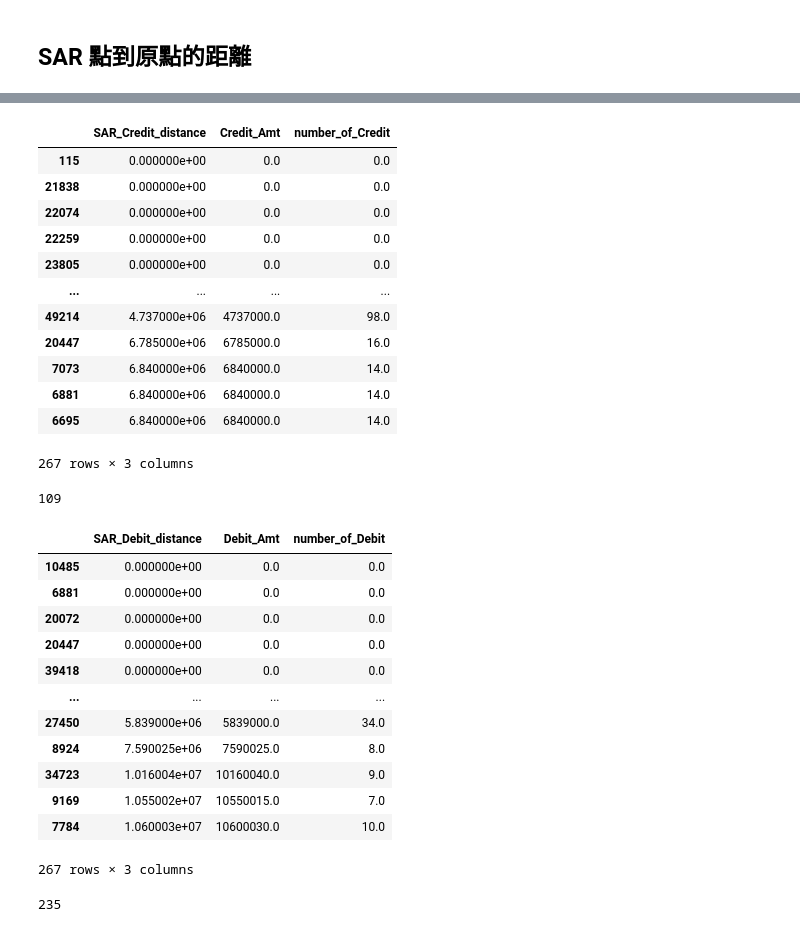
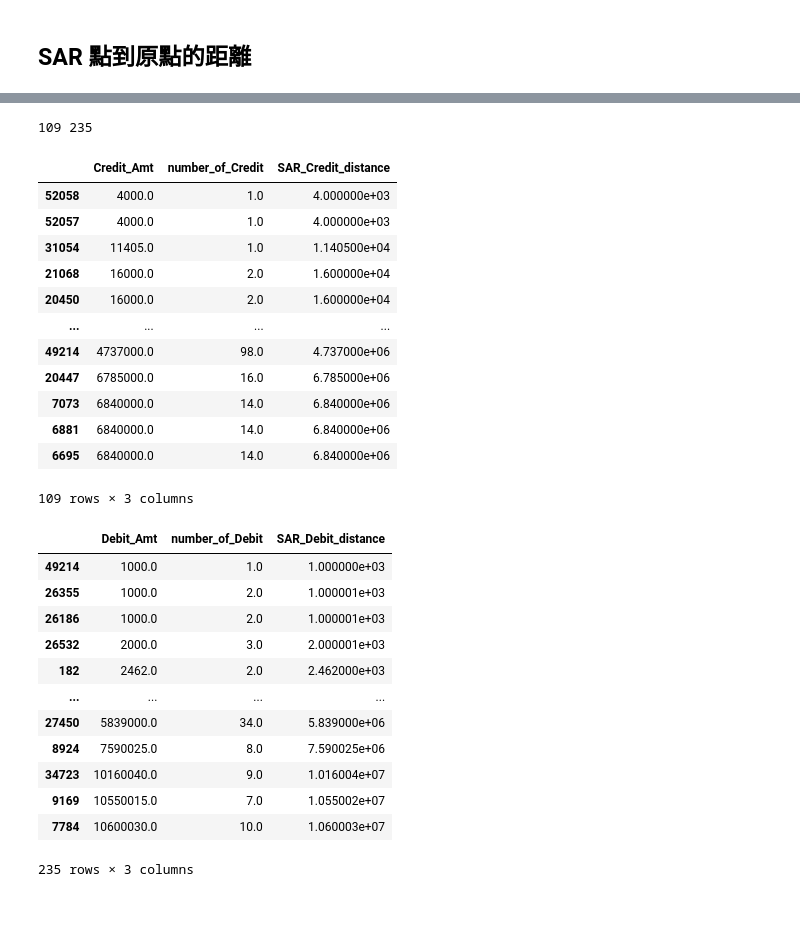
Before and after one commit to eason758/MetaEdge, a Jupyter notebook: code_review.ipynb, the cells around one changed output, grey strips where cells are left out. Cells and saved outputs as stored; diff of their text form; code cells hidden in the pictures.

```diff
--- a/code_review.ipynb
+++ b/code_review.ipynb
@@ -299,3 +300,7 @@ len(SAR)
 # %%
-SAR['SAR_Credit_distance'] = np.sqrt(SAR['Credit_Amt'].to_numpy()**2 + SAR['number_of_Credit'].to_numpy()**2)
-SAR['SAR_Debit_distance'] = np.sqrt(SAR['Debit_Amt'].to_numpy()**2 + SAR['number_of_Debit'].to_numpy()**2)
+tmp = (SAR.loc[:, 'Credit_Amt'].to_numpy()**2 + SAR.loc[:, 'number_of_Credit'].to_numpy())**(1/2)
+SAR.insert(0,'SAR_Credit_distance', tmp)
+tmp= (SAR.loc[:, 'Debit_Amt'].to_numpy()**2 + SAR.loc[:, 'number_of_Debit'].to_numpy())**(1/2)
+SAR.insert(0, 'SAR_Debit_distance', tmp)
+
+del tmp
@@ -313,3 +306,0 @@ See the caveats in the documentation: https://pandas.pydata.org/pandas-docs/stab
-# %%
-SAR['SAR_Credit_distance'] = np.sqrt(SAR.loc[SAR['Credit_Amt', 'Credit_Amt']].to_numpy()**2 + SAR.loc[SAR['number_of_Credit'], 'number_of_Credit'].to_numpy()**2)
-SAR['SAR_Debit_distance'] = np.sqrt(SAR.loc[SAR['Debit_Amt'], 'Debit_Amt'].to_numpy()**2 + SAR.loc['number_of_Debit', ''].to_numpy()**2)
@@ -318,46 +323,41 @@ KeyError: 'Credit_Amt'
 # %%
-idx_SAR_Credit_distance = SAR.loc[SAR['SAR_Credit_distance']!=0].sort_values(by= 'SAR_Credit_distance')[['SAR_Credit_distance', 'Credit_Amt', 'number_of_Credit']].index
-idx_SAR_Debit_distance = SAR.loc[SAR['SAR_Debit_distance']!=0].sort_values(by= 'SAR_Debit_distance')[['SAR_Debit_distance', 'Debit_Amt', 'number_of_Debit']].index
+idx_SAR_Credit_distance = SAR.loc[SAR['SAR_Credit_distance']!=0].sort_values(by= 'SAR_Credit_distance').index
+idx_SAR_Debit_distance = SAR.loc[SAR['SAR_Debit_distance']!=0].sort_values(by= 'SAR_Debit_distance').index
+print(len(idx_SAR_Credit_distance), len(idx_SAR_Debit_distance))
+# %% [output]
+109 235
 # %%
-SAR.sort_values(by= 'SAR_Credit_distance')[['SAR_Credit_distance', 'Credit_Amt', 'number_of_Credit']]
+SAR.loc[SAR['SAR_Credit_distance']!=0].sort_values(by= 'SAR_Credit_distance')[['Credit_Amt', 'number_of_Credit', 'SAR_Credit_distance']]
 # %% [output]
-|  | SAR_Credit_distance | Credit_Amt | number_of_Credit |
-| 115 | 0.000000e+00 | 0.0 | 0.0 |
-| 21838 | 0.000000e+00 | 0.0 | 0.0 |
-| 22074 | 0.000000e+00 | 0.0 | 0.0 |
-| 22259 | 0.000000e+00 | 0.0 | 0.0 |
-| 23805 | 0.000000e+00 | 0.0 | 0.0 |
+|  | Credit_Amt | number_of_Credit | SAR_Credit_distance |
+| 52058 | 4000.0 | 1.0 | 4.000000e+03 |
+| 52057 | 4000.0 | 1.0 | 4.000000e+03 |
+| 31054 | 11405.0 | 1.0 | 1.140500e+04 |
+| 21068 | 16000.0 | 2.0 | 1.600000e+04 |
+| 20450 | 16000.0 | 2.0 | 1.600000e+04 |
 | ... | ... | ... | ... |
-| 49214 | 4.737000e+06 | 4737000.0 | 98.0 |
-| 20447 | 6.785000e+06 | 6785000.0 | 16.0 |
-| 7073 | 6.840000e+06 | 6840000.0 | 14.0 |
-| 6881 | 6.840000e+06 | 6840000.0 | 14.0 |
-| 6695 | 6.840000e+06 | 6840000.0 | 14.0 |
+| 49214 | 4737000.0 | 98.0 | 4.737000e+06 |
+| 20447 | 6785000.0 | 16.0 | 6.785000e+06 |
+| 7073 | 6840000.0 | 14.0 | 6.840000e+06 |
+| 6881 | 6840000.0 | 14.0 | 6.840000e+06 |
+| 6695 | 6840000.0 | 14.0 | 6.840000e+06 |
-267 rows × 3 columns
+109 rows × 3 columns
-# %%
-len(idx_SAR_Credit_distance)
-# %% [output]
-109
 # %%
-SAR.sort_values(by= 'SAR_Debit_distance')[['SAR_Debit_distance', 'Debit_Amt', 'number_of_Debit']]
+SAR.loc[SAR['SAR_Debit_distance']!=0].sort_values(by= 'SAR_Debit_distance')[['Debit_Amt', 'number_of_Debit', 'SAR_Debit_distance']]
 # %% [output]
-|  | SAR_Debit_distance | Debit_Amt | number_of_Debit |
-| 10485 | 0.000000e+00 | 0.0 | 0.0 |
-| 6881 | 0.000000e+00 | 0.0 | 0.0 |
-| 20072 | 0.000000e+00 | 0.0 | 0.0 |
-| 20447 | 0.000000e+00 | 0.0 | 0.0 |
-| 39418 | 0.000000e+00 | 0.0 | 0.0 |
+|  | Debit_Amt | number_of_Debit | SAR_Debit_distance |
+| 49214 | 1000.0 | 1.0 | 1.000000e+03 |
+| 26355 | 1000.0 | 2.0 | 1.000001e+03 |
+| 26186 | 1000.0 | 2.0 | 1.000001e+03 |
+| 26532 | 2000.0 | 3.0 | 2.000001e+03 |
+| 182 | 2462.0 | 2.0 | 2.462000e+03 |
 | ... | ... | ... | ... |
-| 27450 | 5.839000e+06 | 5839000.0 | 34.0 |
-| 8924 | 7.590025e+06 | 7590025.0 | 8.0 |
-| 34723 | 1.016004e+07 | 10160040.0 | 9.0 |
-| 9169 | 1.055002e+07 | 10550015.0 | 7.0 |
-| 7784 | 1.060003e+07 | 10600030.0 | 10.0 |
+| 27450 | 5839000.0 | 34.0 | 5.839000e+06 |
+| 8924 | 7590025.0 | 8.0 | 7.590025e+06 |
+| 34723 | 10160040.0 | 9.0 | 1.016004e+07 |
+| 9169 | 10550015.0 | 7.0 | 1.055002e+07 |
+| 7784 | 10600030.0 | 10.0 | 1.060003e+07 |
-267 rows × 3 columns
+235 rows × 3 columns
-# %%
-len(idx_SAR_Debit_distance)
-# %% [output]
-235
 # %%
 def RecallFilterRate(point, x_name, y_name, data):
     idx1 = set(data[data[x_name] > float(point[0])].index)
```
Also changed, not shown: parts of 23 cells of this notebook, 1 other file.
